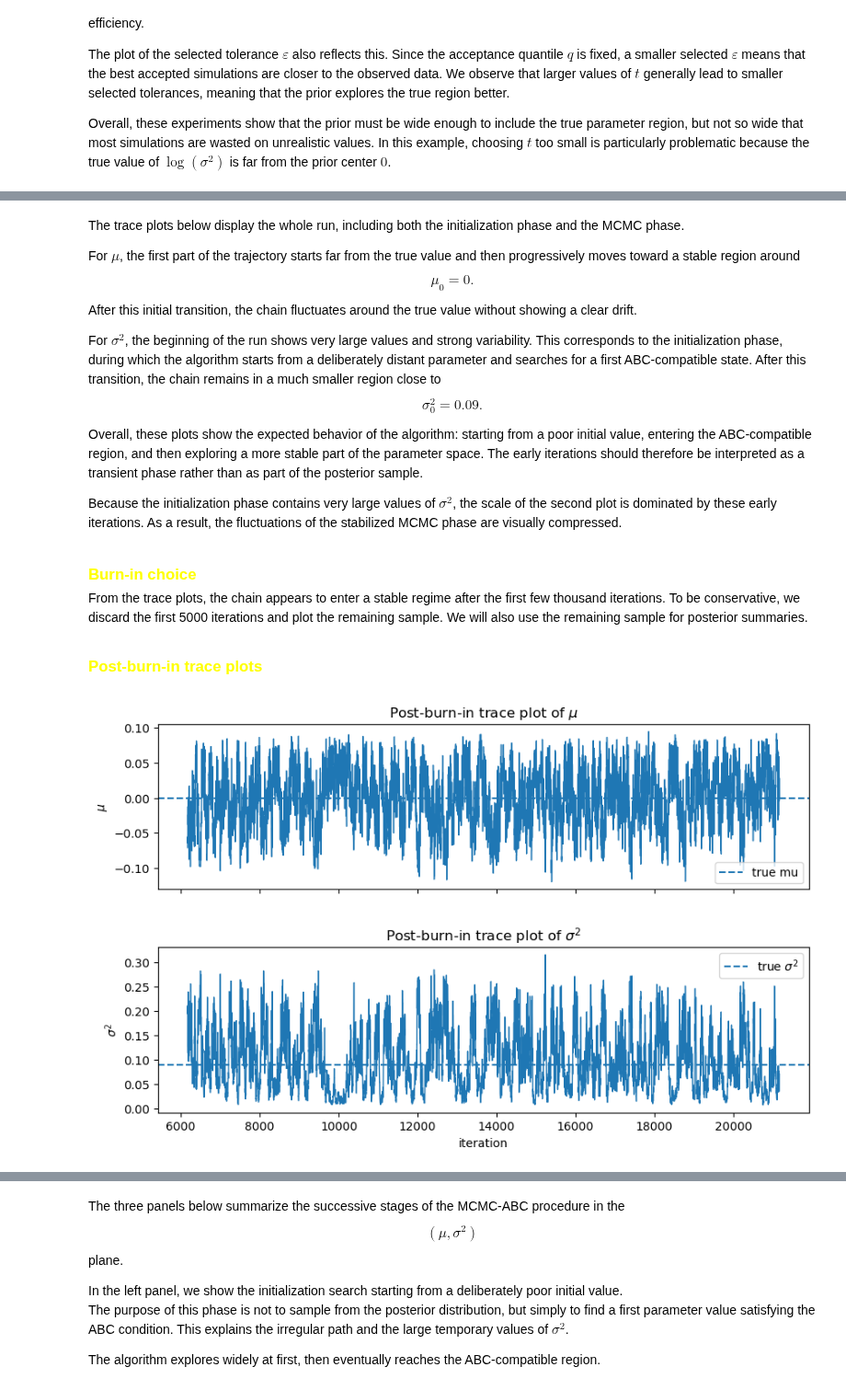
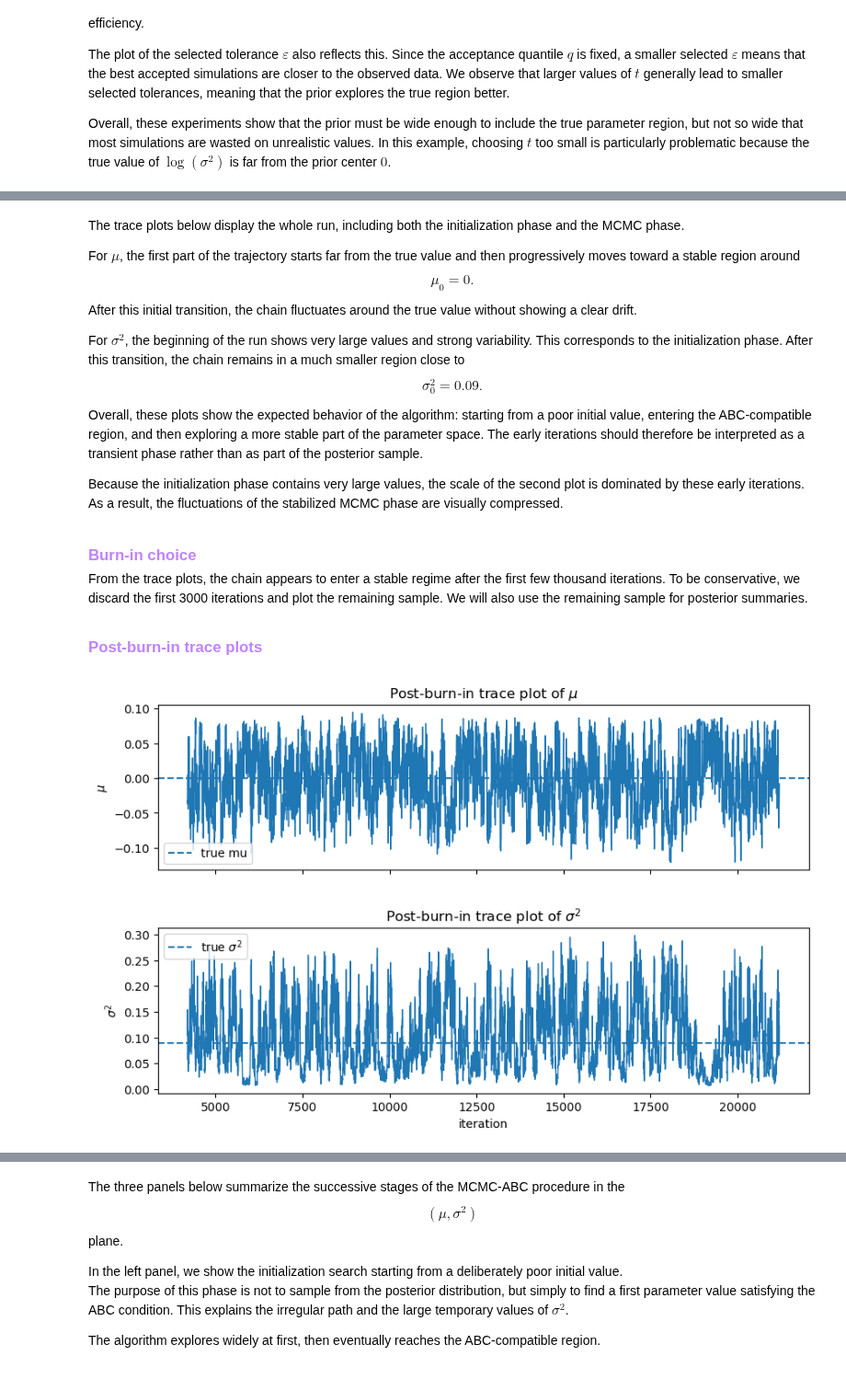
Before and after one commit to Khadija-Ammar/Likelihood-free-inference-and-sums-of-log-normal-variates, a Jupyter notebook: notebook.ipynb, the cells around one changed output, grey strips where cells are left out. Shown at 92% size. Cells and saved outputs as stored; diff of their text form; code cells hidden in the pictures.

```diff
--- a/notebook.ipynb
+++ b/notebook.ipynb
@@ -1033,7 +1033,7 @@ then we accept 200 parameter values.
 This approach makes it easier to compare different experiments because the acceptance rate is controlled directly.
 So, if $\varepsilon$ is not fixed directly, we choose it as the empirical q-quantile of all simulated distances, so that approximately the best q proportion of simulations is accepted.
 # %%
-def reject_abc(y_obs, L, N, s, t, epsilon=None, q=None, rng=None):
+def reject_abc(y_obs, L, N, s, t, rng, epsilon=None, q=None):
 
     if epsilon is None and q is None:
         raise ValueError("You must provide either epsilon or q.")
@@ -1076,8 +1076,9 @@ t = 2.0
 
 # Keep the best 1% of simulations
 q = 0.01
+rng_reject = np.random.default_rng(123)
 
-all_results, abc_samples, epsilon_used = reject_abc(y_obs,L,N,s,t,q,rng)
+all_results, abc_samples, epsilon_used = reject_abc(y_obs,L,N,s,t,rng_reject,q=q)
 
 print(f"epsilon used: {epsilon_used:.4f}")
 print(f"number accepted: {len(abc_samples)}")
@@ -2240,20 +2256,22 @@ tau_eta = 0.20
 # MCMC settings
 K = 20000
 
-# Run the whole procedure:
+SEED = 123
+rng_mcmc = np.random.default_rng(SEED)
 # 1. initialization search until d <= epsilon
 # 2. MCMC-ABC chain
 mcmc_chain, mcmc_acceptance_rate = mcmc_abc(
-    y_obs=y_obs,
-    L=L,
-    K=K,
-    s=s,
-    t=t,
-    epsilon=epsilon_used,
-    tau_mu=tau_mu,
-    tau_eta=tau_eta,
-    theta0=theta_start_far
+    y_obs, L, K, s, t, epsilon_used, tau_mu, tau_eta, theta_start_far, rng=rng_mcmc
 )
+n_init_trials = (mcmc_chain["phase"] == "initialization").sum()
+n_total_simulations_mcmc = len(mcmc_chain)
+n_accepted_mcmc = mcmc_chain["accepted_move"].sum()
 
-print(f"MCMC acceptance rate: {mcmc_acceptance_rate:.4f}")
+mcmc_acceptance_rate = n_accepted_mcmc / (mcmc_chain["phase"] == "mcmc").sum()
+overall_acceptance_rate = n_accepted_mcmc / n_total_simulations_mcmc
+
+print("Initialization trials:", n_init_trials)
+print("Total simulations used by MCMC-ABC:", n_total_simulations_mcmc)
+print("Standard MCMC acceptance rate (without initialization):", mcmc_acceptance_rate)
+print("Overall acceptance rate including initialization:", overall_acceptance_rate)
 # %% [output]
@@ -2307,48 +2318,48 @@ $$
 $$
 After this initial transition, the chain fluctuates around the true value without showing a clear drift.
 
-For $\sigma^2$, the beginning of the run shows very large values and strong variability. This corresponds to the initialization phase, during which the algorithm starts from a deliberately distant parameter and searches for a first ABC-compatible state. After this transition, the chain remains in a much smaller region close to
+For $\sigma^2$, the beginning of the run shows very large values and strong variability. This corresponds to the initialization phase. After this transition, the chain remains in a much smaller region close to
 $$
 \sigma_0^2 = 0.09.
 $$
 
 Overall, these plots show the expected behavior of the algorithm: starting from a poor initial value, entering the ABC-compatible region, and then exploring a more stable part of the parameter space. The early iterations should therefore be interpreted as a transient phase rather than as part of the posterior sample.
 
-Because the initialization phase contains very large values of $\sigma^2$, the scale of the second plot is dominated by these early iterations. As a result, the fluctuations of the stabilized MCMC phase are visually compressed.
+Because the initialization phase contains very large values, the scale of the second plot is dominated by these early iterations. As a result, the fluctuations of the stabilized MCMC phase are visually compressed.
 # %% [markdown]
-<div style="color:yellow; font-size:1.2em; font-weight:600; margin-top:0.8em; margin-bottom:0.3em;">
+<div style="color:#C084FC; font-size:1.2em; font-weight:600; margin-top:0.8em; margin-bottom:0.3em;">
 Burn-in choice
 </div>
 From the trace plots, the chain appears to enter a stable regime after the first few thousand iterations.
-To be conservative, we discard the first 5000 iterations and plot the remaining sample.
+To be conservative, we discard the first 3000 iterations and plot the remaining sample.
 We will also use the remaining sample for posterior summaries.
 # %% [markdown]
-<div style="color:yellow; font-size:1.2em; font-weight:600; margin-top:0.8em; margin-bottom:0.3em;">
+<div style="color:#C084FC; font-size:1.2em; font-weight:600; margin-top:0.8em; margin-bottom:0.3em;">
 Post-burn-in trace plots
 </div>
 # %%
 mcmc_only = mcmc_chain[mcmc_chain["phase"] == "mcmc"].copy().reset_index(drop=True)
-burnin_idx = 5000
+burnin_idx = 3000
 
 post_chain = mcmc_only.iloc[burnin_idx:].copy()
 
 fig, axes = plt.subplots(2, 1, figsize=(10, 6), sharex=True)
 
 axes[0].plot(post_chain["iter"], post_chain["mu"], linewidth=1)
 axes[0].axhline(mu_true, linestyle="--", label="true mu")
 axes[0].set_ylabel(r"$\mu$")
 axes[0].set_title(r"Post-burn-in trace plot of $\mu$")
 axes[0].legend()
 
 axes[1].plot(post_chain["iter"], post_chain["sigma2"], linewidth=1)
 axes[1].axhline(sigma2_true, linestyle="--", label=r"true $\sigma^2$")
 axes[1].set_xlabel("iteration")
 axes[1].set_ylabel(r"$\sigma^2$")
 axes[1].set_title(r"Post-burn-in trace plot of $\sigma^2$")
 axes[1].legend()
 
 fig.subplots_adjust(hspace=0.35)
 plt.show()
 # %% [output]
-[figure, old version]
+[figure, new version]
 # %% [markdown]
```
Also changed, not shown: parts of 53 cells of this notebook.
